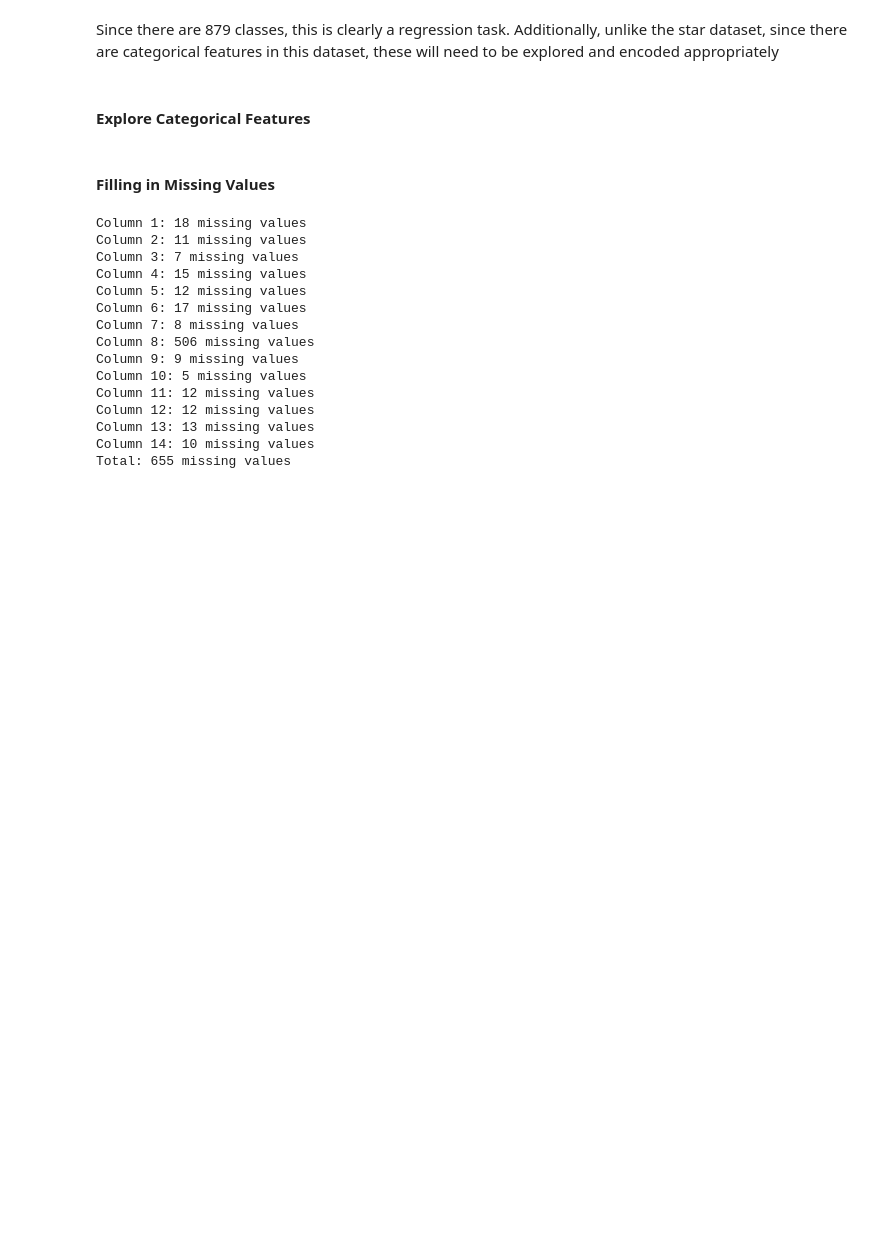
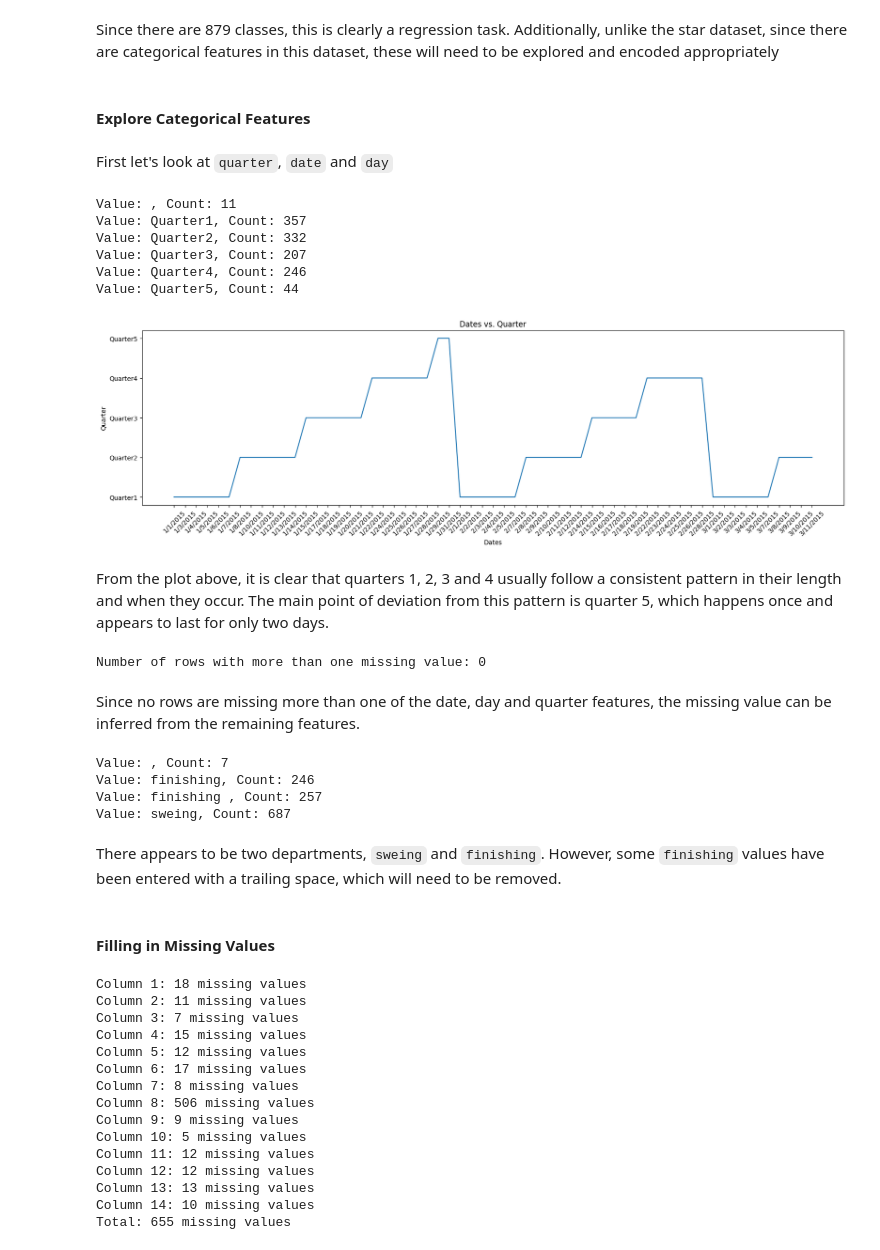
Before and after one commit to camwhite18/ml-classification-regression, a Jupyter notebook: task3_1.ipynb, the cells around one changed output. Drawn from its saved outputs; the diff is of its cells as text; code cells hidden in the pictures; blank space fills up the shorter version.

```diff
--- a/task3_1.ipynb
+++ b/task3_1.ipynb
@@ -178,0 +176,55 @@ print()
+# %% [markdown]
+First let's look at `quarter`, `date` and `day`
+# %%
+unique_quarter_values, counts = np.unique(gwp_categorical[:, 1], return_counts=True)
+
+# Print unique values along with their counts
+for value, count in zip(unique_quarter_values, counts):
+    print(f"Value: {value}, Count: {count}")
+# %% [output]
+Value: , Count: 11
+Value: Quarter1, Count: 357
+Value: Quarter2, Count: 332
+Value: Quarter3, Count: 207
+Value: Quarter4, Count: 246
+Value: Quarter5, Count: 44
+# %%
+# Plot the dates against each quarter
+plt.figure(figsize=(20, 5))
+gwp_categorical_no_nulls = gwp_categorical[~(gwp_categorical == "").any(axis=1)]
+plt.plot(gwp_categorical_no_nulls[:, 0], gwp_categorical_no_nulls[:, 1])
+plt.xlabel('Dates')
+plt.ylabel('Quarter')
+plt.title('Dates vs. Quarter')
+plt.xticks(rotation=45)
+
+plt.show()
+# %% [output]
+[figure, added]
+# %% [markdown]
+From the plot above, it is clear that quarters 1, 2, 3 and 4 usually follow a consistent pattern in their length and when they occur. The main point of deviation from this pattern is quarter 5, which happens once and appears to last for only two days.
+# %%
+# Let's determine whether any samples are missing more than one of the date, day and quarter features
+missing_samples = np.column_stack((gwp_categorical[:, 0] == '', gwp_categorical[:, 1] == '', gwp_categorical[:, 3] == ''))
+missing_count = np.sum(missing_samples, axis=1)
+rows_with_multiple_missing = np.where(missing_count > 1)[0]
+
+print(f"Number of rows with more than one missing value: {rows_with_multiple_missing.shape[0]}")
+# %% [output]
+Number of rows with more than one missing value: 0
+# %% [markdown]
+Since no rows are missing more than one of the date, day and quarter features, the missing value can be inferred from the remaining features.
+# %%
+# Next let's look at the `department` feature
+unique_values, counts = np.unique(gwp_categorical[:, 2], return_counts=True)
+
+# Print unique values along with their counts
+for value, count in zip(unique_values, counts):
+    print(f"Value: {value}, Count: {count}")
+# %% [output]
+Value: , Count: 7
+Value: finishing, Count: 246
+Value: finishing , Count: 257
+Value: sweing, Count: 687
+# %% [markdown]
+There appears to be two departments, `sweing` and `finishing`. However, some `finishing` values have been entered with a trailing space, which will need to be removed.
```
Also changed, not shown: parts of 2 cells of this notebook.
